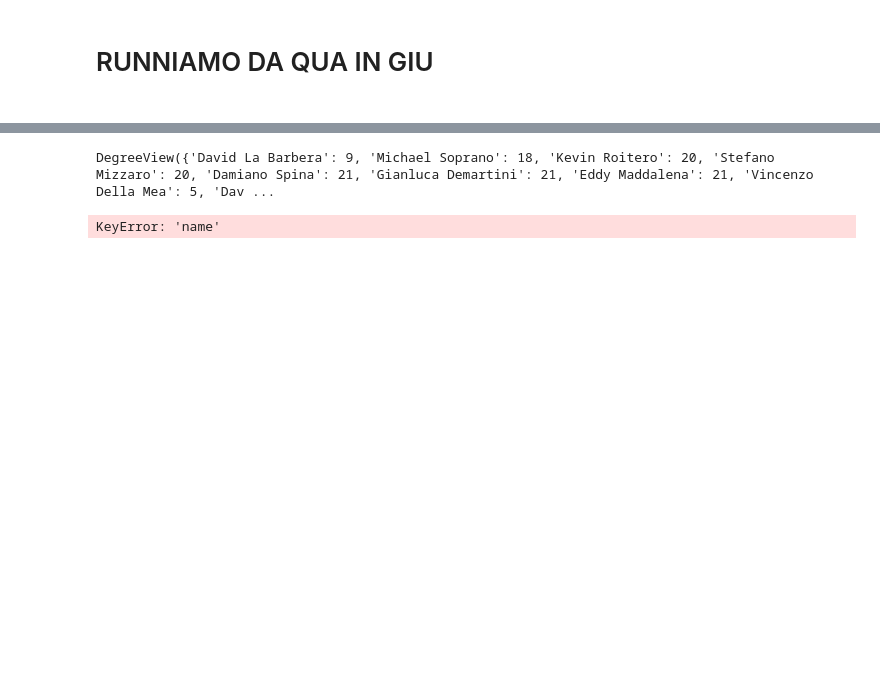
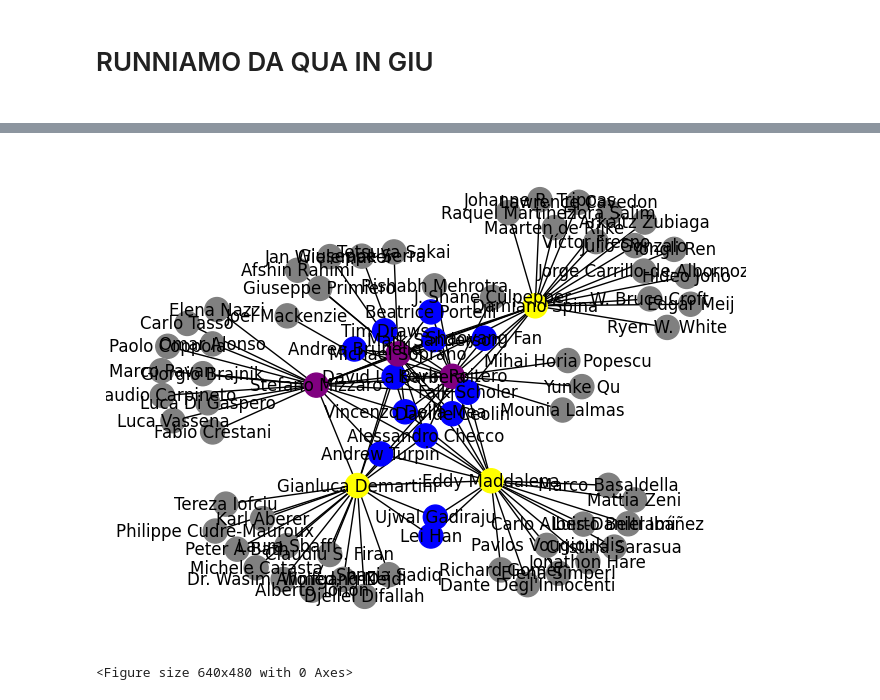
Before and after one commit to g4ix/serpAPI-authors, a Jupyter notebook: progetto-Simeoni_Ramirez_DiNotoMarrella_Pittis.ipynb, the cells around one changed output, grey strips where cells are left out. Saved outputs shown, nothing was run; the diff lists cells and outputs as text; code cells hidden in the pictures; blank space fills up the shorter version.

```diff
--- a/progetto-Simeoni_Ramirez_DiNotoMarrella_Pittis.ipynb
+++ b/progetto-Simeoni_Ramirez_DiNotoMarrella_Pittis.ipynb
@@ -246,16 +246,29 @@ nx.write_gml(grafo,"graphs/coauthorship_graph.gml")
 # %%
 #coloraggio nodi, grigio per nodi con grado uguale a 1, blu per nodi con grado compreso tra 2 e 10, viola per nodi con grado compreso tra 11 e 20,
 #giallo per nodi con grado maggiore di 20
 
-gradi = grafo.degree()
-display(gradi)
+node_colors = []
+for node, degree in grafo.degree():
+    if degree == 1:
+        node_colors.append('gray')
+    elif 2 <= degree <= 10:
+        node_colors.append('blue')
+    elif 11 <= degree <= 20:
+        node_colors.append('purple')
+    else:
+        node_colors.append('yellow')
 
+# Disegna il grafo con i nodi colorari
+nx.draw(
+    grafo,
+    with_labels=True,
+    pos = nx.spring_layout(grafo),
+    node_color=node_colors)
 
-nx.draw_networkx(
-    grafo,
-    pos = nx.spring_layout(grafo),
-
-)
+# Mostra il grafo
+plt.show()
+# Salvo il graf come pdf
+plt.savefig('visualizations/graph.pdf', format='pdf')
 # %% [output]
+[figure, added]
-DegreeView({'David La Barbera': 9, 'Michael Soprano': 18, 'Kevin Roitero': 20, 'Stefano Mizzaro': 20, 'Damiano Spina': 21, 'Gianluca Demartini': 21, 'Eddy Maddalena': 21, 'Vincenzo Della Mea': 5, 'Dav ...
+<Figure size 640x480 with 0 Axes>
-KeyError: 'name'
```
Also changed, not shown: parts of 7 cells of this notebook, 3 other files.
